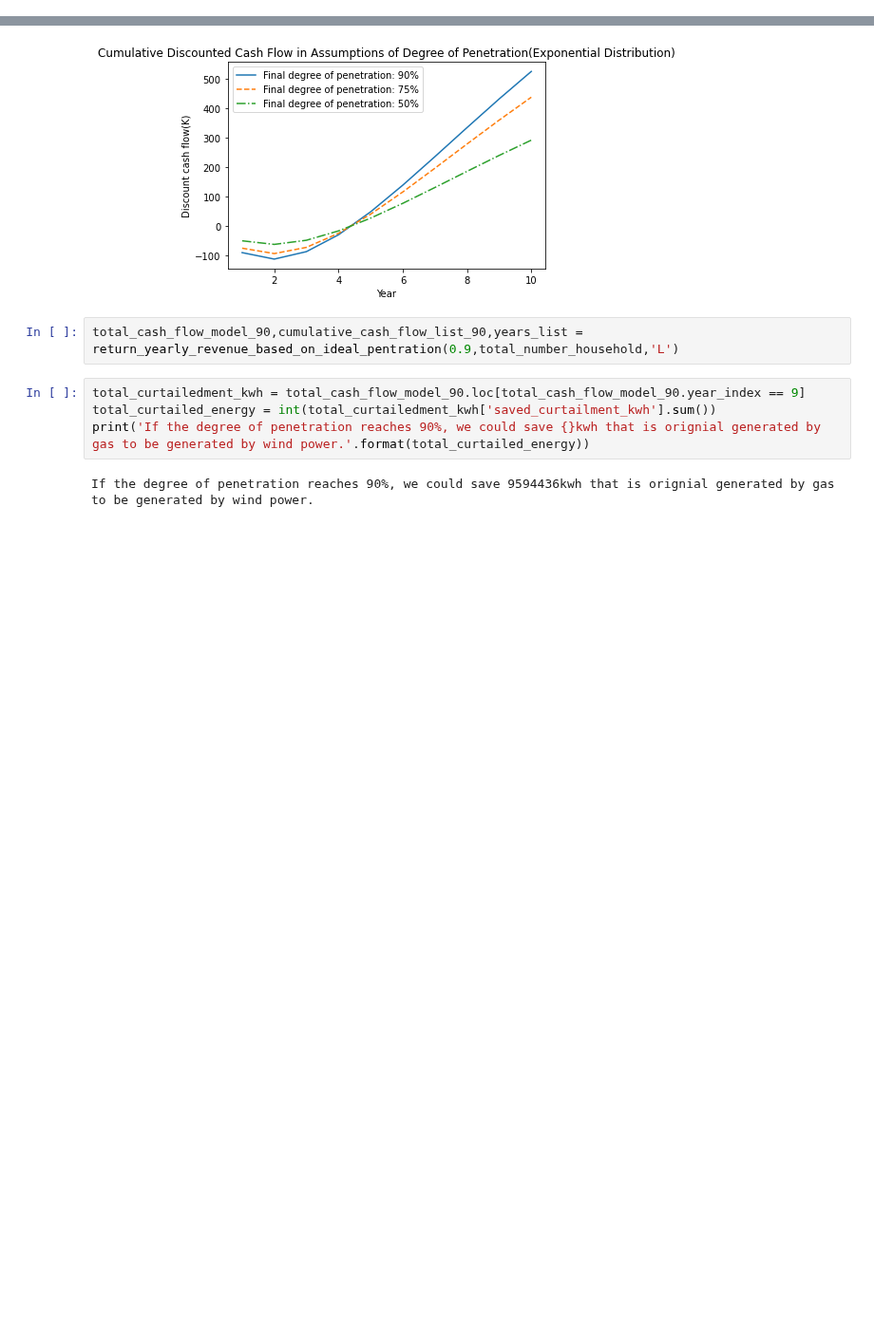
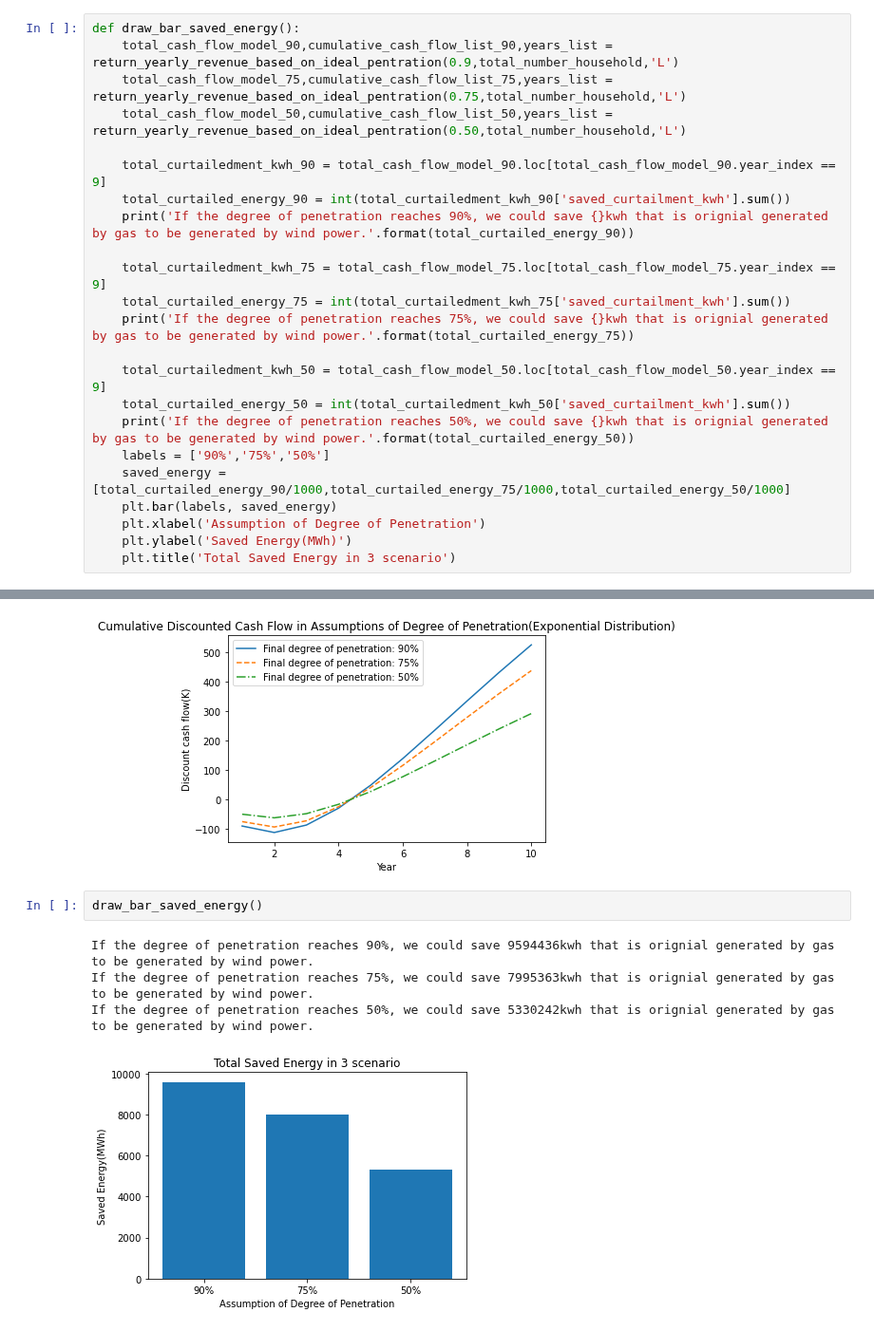
Before and after one commit to Lanottez/IC_BA_2020_BIA_A3, a Jupyter notebook: Project 2/Appendix_final.ipynb, the cells around one changed output, grey strips where cells are left out. Shown at 95% size. Cells and saved outputs as stored; diff of their text form; blank space fills up the shorter version.

Commit message:
Updated the bar to plot saved energy

```diff
--- a/Project 2/Appendix_final.ipynb
+++ b/Project 2/Appendix_final.ipynb
@@ -919,6 +919,29 @@ def plot_Discounted_Cash_Flow_in_3_degree_Assumptions(type_of_growth):
     elif type_of_growth == 'E':
         plt.title("Cumulative Discounted Cash Flow in Assumptions of Degree of Penetration(Exponential Distribution)")
         print('If the degree of penetration follows exponential distribution, the total months required to make a positive NPV is',int(total_Month))
+# %%
+def draw_bar_saved_energy():
+    total_cash_flow_model_90,cumulative_cash_flow_list_90,years_list = return_yearly_revenue_based_on_ideal_pentration(0.9,total_number_household,'L')
+    total_cash_flow_model_75,cumulative_cash_flow_list_75,years_list = return_yearly_revenue_based_on_ideal_pentration(0.75,total_number_household,'L')
+    total_cash_flow_model_50,cumulative_cash_flow_list_50,years_list = return_yearly_revenue_based_on_ideal_pentration(0.50,total_number_household,'L')
+
+    total_curtailedment_kwh_90 = total_cash_flow_model_90.loc[total_cash_flow_model_90.year_index == 9]
+    total_curtailed_energy_90 = int(total_curtailedment_kwh_90['saved_curtailment_kwh'].sum())
+    print('If the degree of penetration reaches 90%, we could save {}kwh that is orignial generated by gas to be generated by wind power.'.format(total_curtailed_energy_90))
+
+    total_curtailedment_kwh_75 = total_cash_flow_model_75.loc[total_cash_flow_model_75.year_index == 9]
+    total_curtailed_energy_75 = int(total_curtailedment_kwh_75['saved_curtailment_kwh'].sum())
+    print('If the degree of penetration reaches 75%, we could save {}kwh that is orignial generated by gas to be generated by wind power.'.format(total_curtailed_energy_75))
+
+    total_curtailedment_kwh_50 = total_cash_flow_model_50.loc[total_cash_flow_model_50.year_index == 9]
+    total_curtailed_energy_50 = int(total_curtailedment_kwh_50['saved_curtailment_kwh'].sum())
+    print('If the degree of penetration reaches 50%, we could save {}kwh that is orignial generated by gas to be generated by wind power.'.format(total_curtailed_energy_50))
+    labels = ['90%','75%','50%']
+    saved_energy = [total_curtailed_energy_90/1000,total_curtailed_energy_75/1000,total_curtailed_energy_50/1000]
+    plt.bar(labels, saved_energy)
+    plt.xlabel('Assumption of Degree of Penetration')
+    plt.ylabel('Saved Energy(MWh)')
+    plt.title('Total Saved Energy in 3 scenario')
 # %%
 plot_Discounted_Cash_Flow_in_3_degree_Assumptions('L')
 # %% [output]
@@ -929,11 +952,10 @@ plot_Discounted_Cash_Flow_in_3_degree_Assumptions('E')
 # %% [output]
 If the degree of penetration follows exponential distribution, the total months required to make a positive NPV is 58
 [figure]
-# %%
-total_cash_flow_model_90,cumulative_cash_flow_list_90,years_list = return_yearly_revenue_based_on_ideal_pentration(0.9,total_number_household,'L')
-# %%
-total_curtailedment_kwh = total_cash_flow_model_90.loc[total_cash_flow_model_90.year_index == 9]
-total_curtailed_energy = int(total_curtailedment_kwh['saved_curtailment_kwh'].sum())
-print('If the degree of penetration reaches 90%, we could save {}kwh that is orignial generated by gas to be generated by wind power.'.format(total_curtailed_energy))
-# %% [output]
-If the degree of penetration reaches 90%, we could save 9594436kwh that is orignial generated by gas to be generated by wind power.
+# %%
+draw_bar_saved_energy()
+# %% [output]
+If the degree of penetration reaches 90%, we could save 9594436kwh that is orignial generated by gas to be generated by wind power.
+If the degree of penetration reaches 75%, we could save 7995363kwh that is orignial generated by gas to be generated by wind power.
+If the degree of penetration reaches 50%, we could save 5330242kwh that is orignial generated by gas to be generated by wind power.
+[figure, added]
```
Also changed, not shown: 3 other files.
